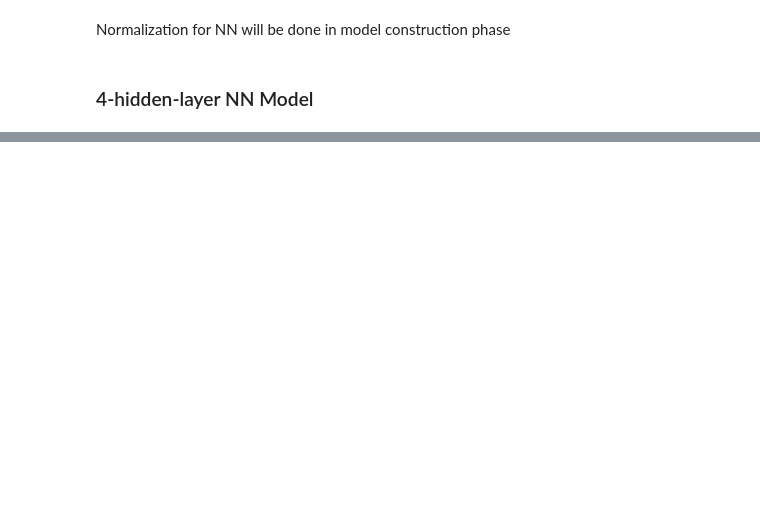
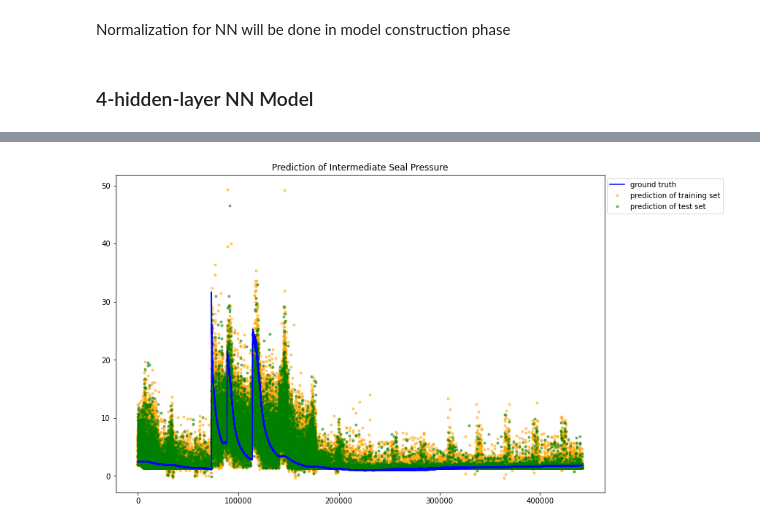
Before and after one commit to chen-xin-94/trelleborg, a Jupyter notebook: scripts/training/V27/Autoencoder_NoCompression.ipynb, the cells around one changed output, grey strips where cells are left out. Saved outputs shown, nothing was run; the diff lists cells and outputs as text; code cells hidden in the pictures; blank space fills up the shorter version.

```diff
--- a/scripts/training/V27/Autoencoder_NoCompression.ipynb
+++ b/scripts/training/V27/Autoencoder_NoCompression.ipynb
@@ -505,5 +513,5 @@ MODEL_NAME = "NN_4"
 # %%
-def NN_4(norm):
+def NN_nc(norm):
   model = keras.Sequential([
       norm,
       layers.Dense(128, input_dim=242, kernel_initializer='normal', activation='relu'),
@@ -634,5 +691,5 @@ MODEL_NAME = "NN_4"
 # %%
-def NN_4(norm):
+def NN_nc(norm):
   model = keras.Sequential([
       norm,
       layers.Dense(128, input_dim=242, kernel_initializer='normal', activation='relu'),
@@ -650,5 +707,5 @@ def NN_4(norm):
 # %%
 normalizer = preprocessing.Normalization()
 normalizer.adapt(X_train)
-NN = NN_4(normalizer)
+NN = NN_nc(normalizer)
 NN.summary()
@@ -734,8 +833,10 @@ df_es_ip1k1.style.set_caption("Evaluation of intermediate-seal-pressure predicti
 # %%
 F = 0
 L = len_p30
 
-plot_one_gt_train_test(Y,y_,idx_train_sort,idx_test_sort,F,L,"Prediction of Intermediate Seal Pressure"))
+plot_one_gt_train_test(Y,y_,idx_train_sort,idx_test_sort,F,L,"Prediction of Intermediate Seal Pressure")
+# %% [output]
+[figure, added]
 # %%
 F = L
 L = F + len_p100
```
Also changed, not shown: parts of 31 cells of this notebook, 5 other files.
